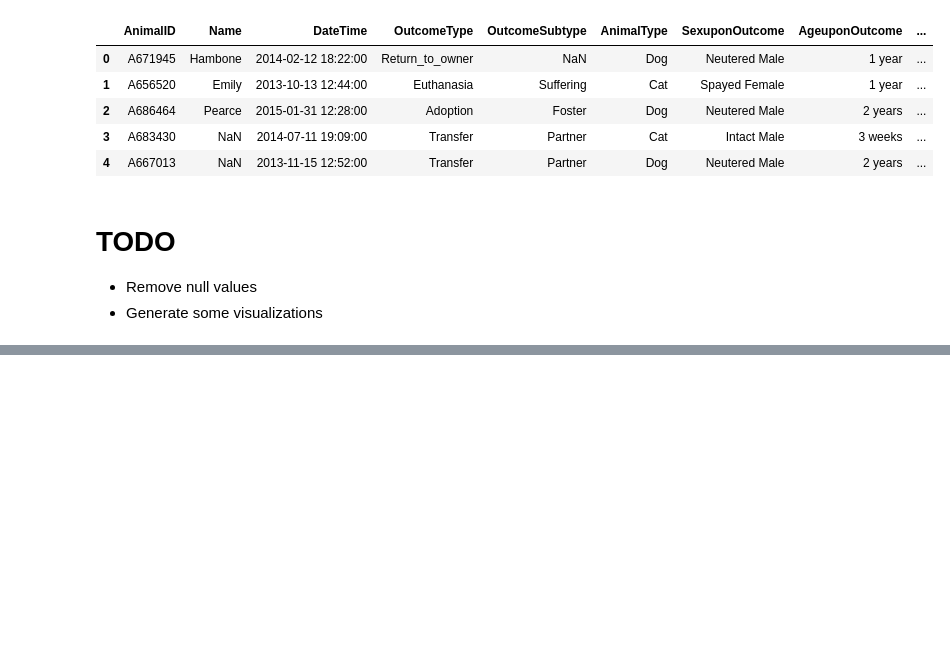
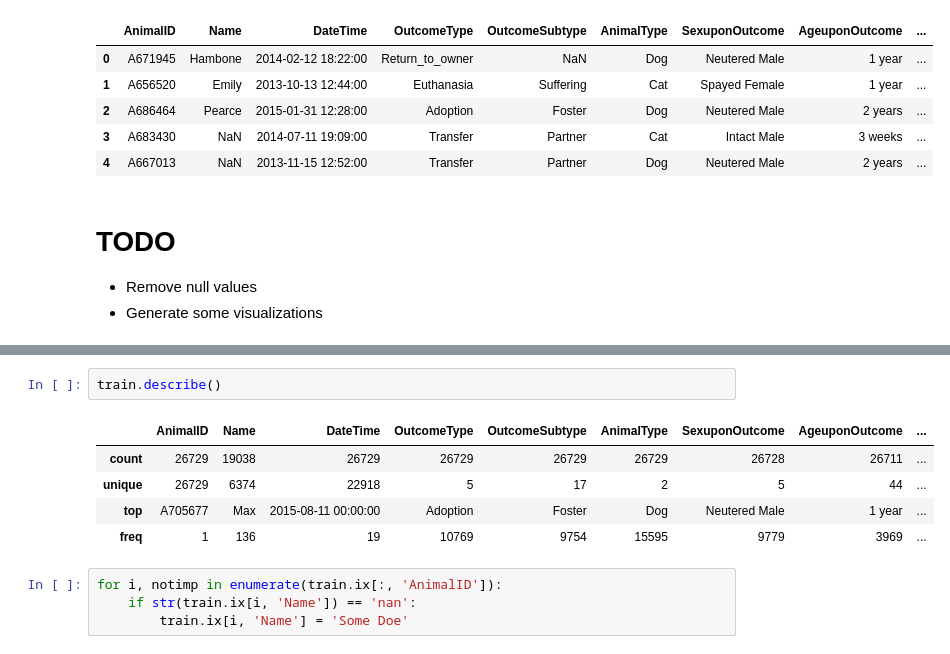
Before and after one commit to iem-devs/datascience, a Jupyter notebook: kaggle/shelter-animal-outcomes/exploration.ipynb, the cells around one changed output, grey strips where cells are left out. Cells and saved outputs as stored; diff of their text form; blank space fills up the shorter version.

```diff
--- a/kaggle/shelter-animal-outcomes/exploration.ipynb
+++ b/kaggle/shelter-animal-outcomes/exploration.ipynb
@@ -54,0 +270,12 @@ train.head(5)
+# %%
+train.describe()
+# %% [output]
+|  | AnimalID | Name | DateTime | OutcomeType | OutcomeSubtype | AnimalType | SexuponOutcome | AgeuponOutcome | ... |
+| count | 26729 | 19038 | 26729 | 26729 | 26729 | 26729 | 26728 | 26711 | ... |
+| unique | 26729 | 6374 | 22918 | 5 | 17 | 2 | 5 | 44 | ... |
+| top | A705677 | Max | 2015-08-11 00:00:00 | Adoption | Foster | Dog | Neutered Male | 1 year | ... |
+| freq | 1 | 136 | 19 | 10769 | 9754 | 15595 | 9779 | 3969 | ... |
+# %%
+for i, notimp in enumerate(train.ix[:, 'AnimalID']):
+    if str(train.ix[i, 'Name']) == 'nan':
+        train.ix[i, 'Name'] = 'Some Doe'
```
Also changed, not shown: parts of 13 cells of this notebook.
